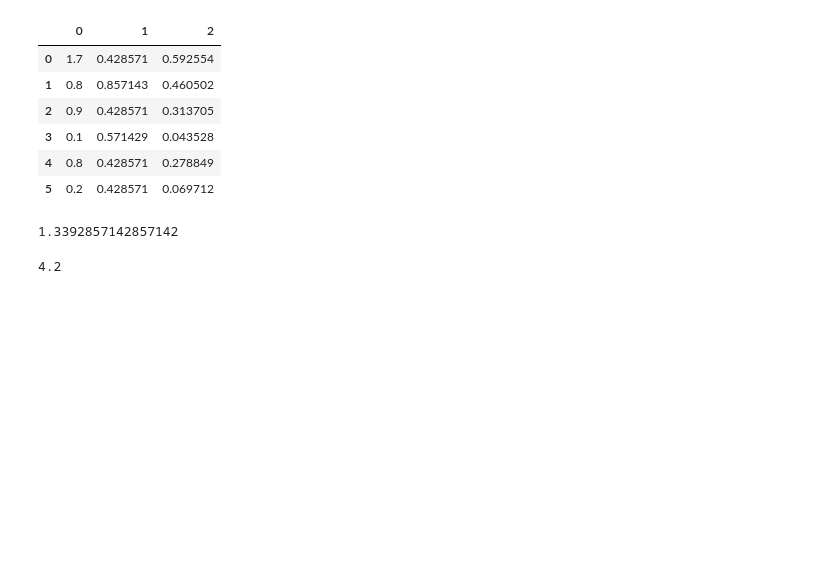
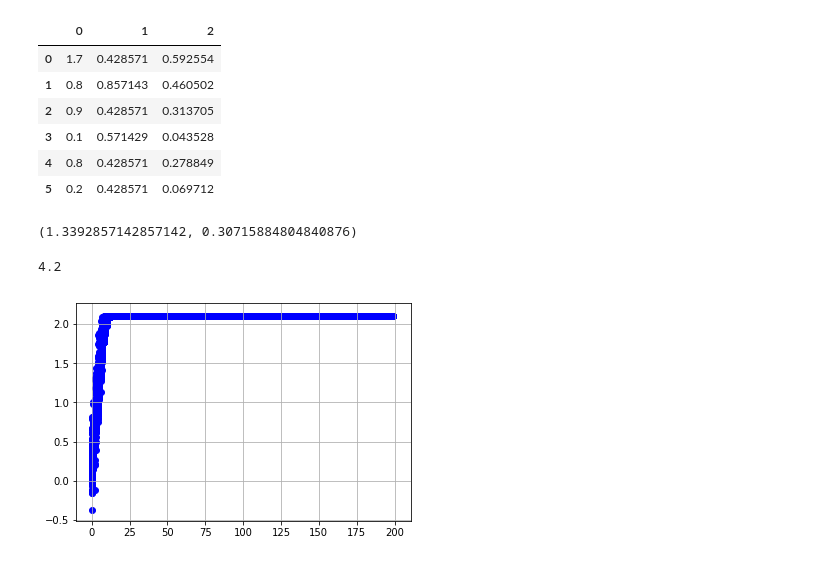
Before and after one commit to aldo-fsm/projeto-IA-2018.2-SDS, a Jupyter notebook: notebook.ipynb, the cells around one changed output. Cells and saved outputs as stored; diff of their text form; code cells hidden in the pictures; blank space fills up the shorter version.

```diff
--- a/notebook.ipynb
+++ b/notebook.ipynb
@@ -83,10 +84,10 @@ pd.concat([data.apply(R, axis=1), data.apply(V, axis=1), data.apply(fitnessInd,
 | 4 | 0.8 | 0.428571 | 0.278849 |
 | 5 | 0.2 | 0.428571 | 0.069712 |
 # %%
-fitness1([0,4,2,3])
-fitness2([0,4,2,3])
+chr = [0,4,2,3]
+fitness1(chr), fitness2(chr)
 # %% [output]
-1.3392857142857142
+(1.3392857142857142, 0.30715884804840876)
 # %%
 chr = [1,0,4,2]
 np.sum(data.iloc[chr].apply(R, axis=1).values)
@@ -94,0 +98,4 @@ np.sum(data.iloc[chr].apply(R, axis=1).values)
+# %%
+testeGA.testWithFakeFitness()
+# %% [output]
+[figure, added]
```
Also changed, not shown: parts of 2 cells of this notebook, 9 other files.
